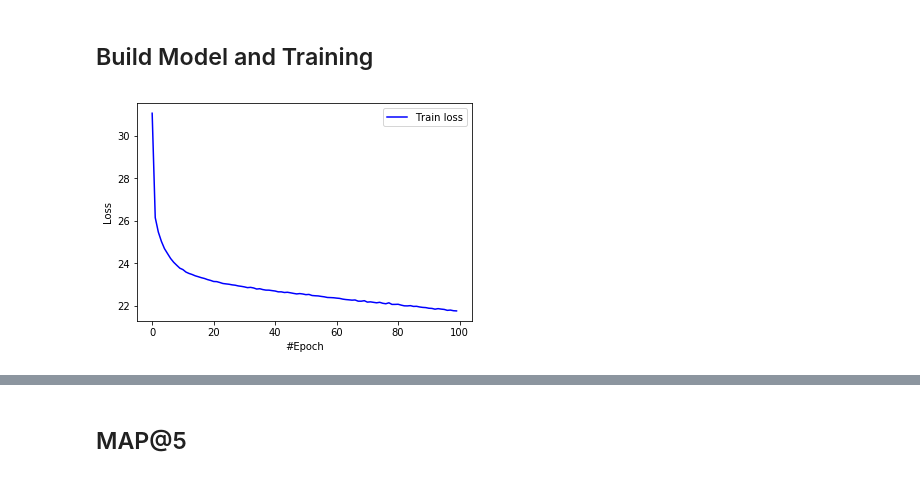
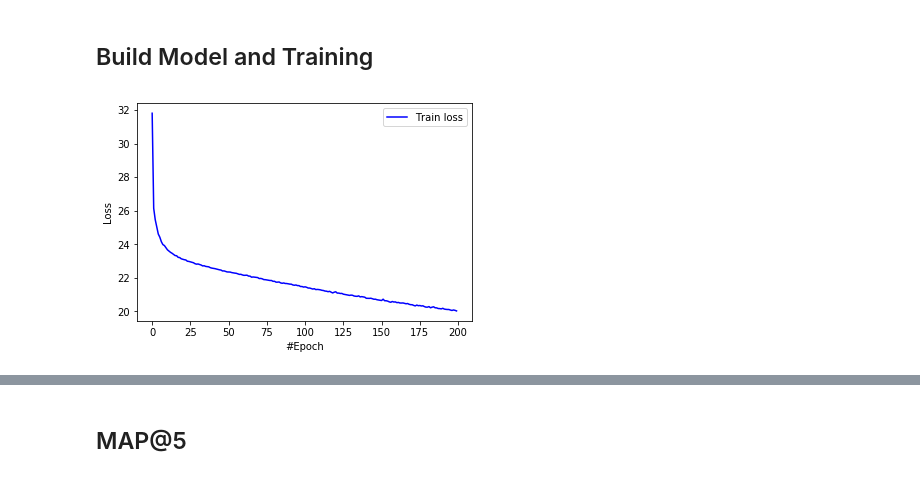
Before and after one commit to lxq8191/CDAE-2, a Jupyter notebook: CDAE_main.ipynb, the cells around one changed output, grey strips where cells are left out. Cells and saved outputs as stored; diff of their text form; code cells hidden in the pictures.

```diff
--- a/CDAE_main.ipynb
+++ b/CDAE_main.ipynb
@@ -101,17 +101,20 @@ X = tf.placeholder(tf.float32, shape=(1, n_i))
 Y = tf.placeholder(tf.float32, shape=(1, n_i))
 
 autoencoder = AutoEncoder(sess=sess, inputs=X, user_num=n_u, hidden_units=20, with_weights=False,
-                          item_num=n_i, targets=Y, lr=0.01, epochs=100, dropout_rate=0.2,
+                          item_num=n_i, targets=Y, lr=0.01, epochs=200, dropout_rate=0.2,
                           cost_function='log_loss')
-autoencoder.train(rating=train_rating, penalty_weights=penalty_weights)
+autoencoder.train(rating=train_rating,
+                  train_indices=train_indices,
+                  test_indices=test_indices,
+                  penalty_weights=penalty_weights)
 # %%
 train_loss = autoencoder.log['train_loss']
-test_loss = autoencoder.log['valid_loss']
+
 plt.plot(range(len(train_loss)), train_loss, color='blue', label='Train loss')
 # plt.plot(range(len(test_loss)), test_loss, color='red', label='Test loss')
 plt.legend(loc="upper right")
 plt.xlabel('#Epoch')
 plt.ylabel('Loss')
 plt.show()
 # %% [output]
-[figure, old version]
+[figure, new version]
```
Also changed, not shown: parts of 4 cells of this notebook, 1 other file.
